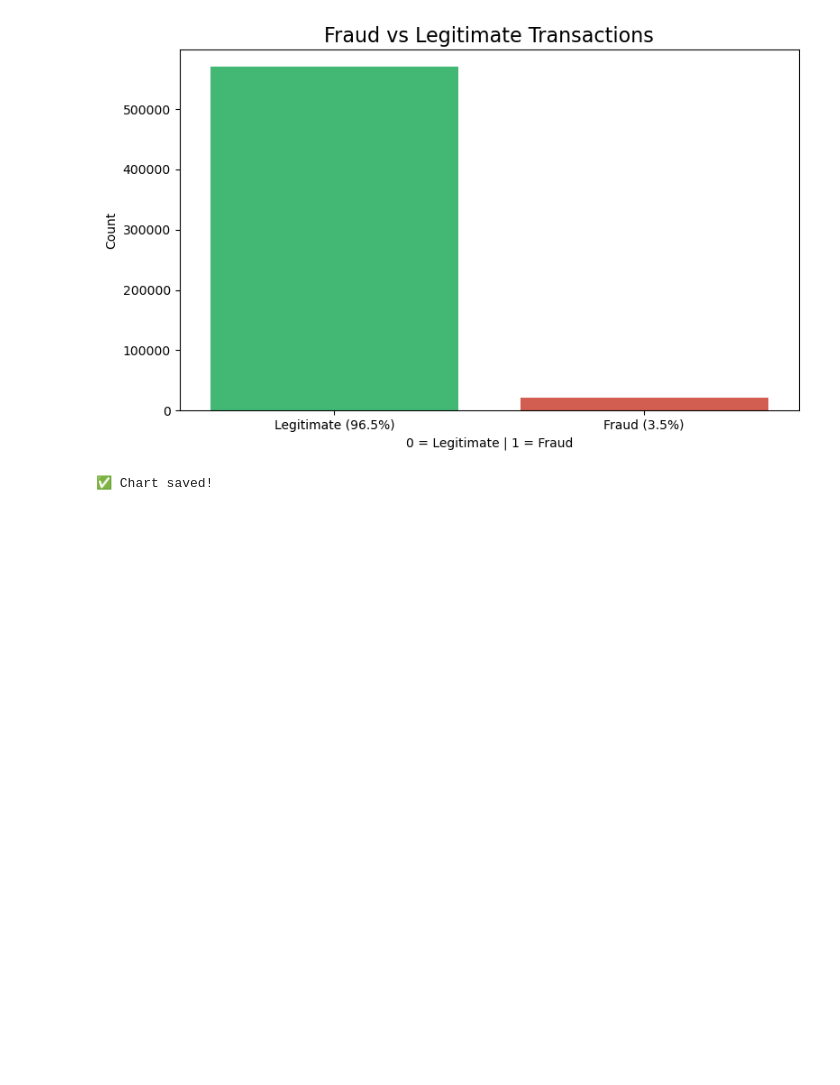
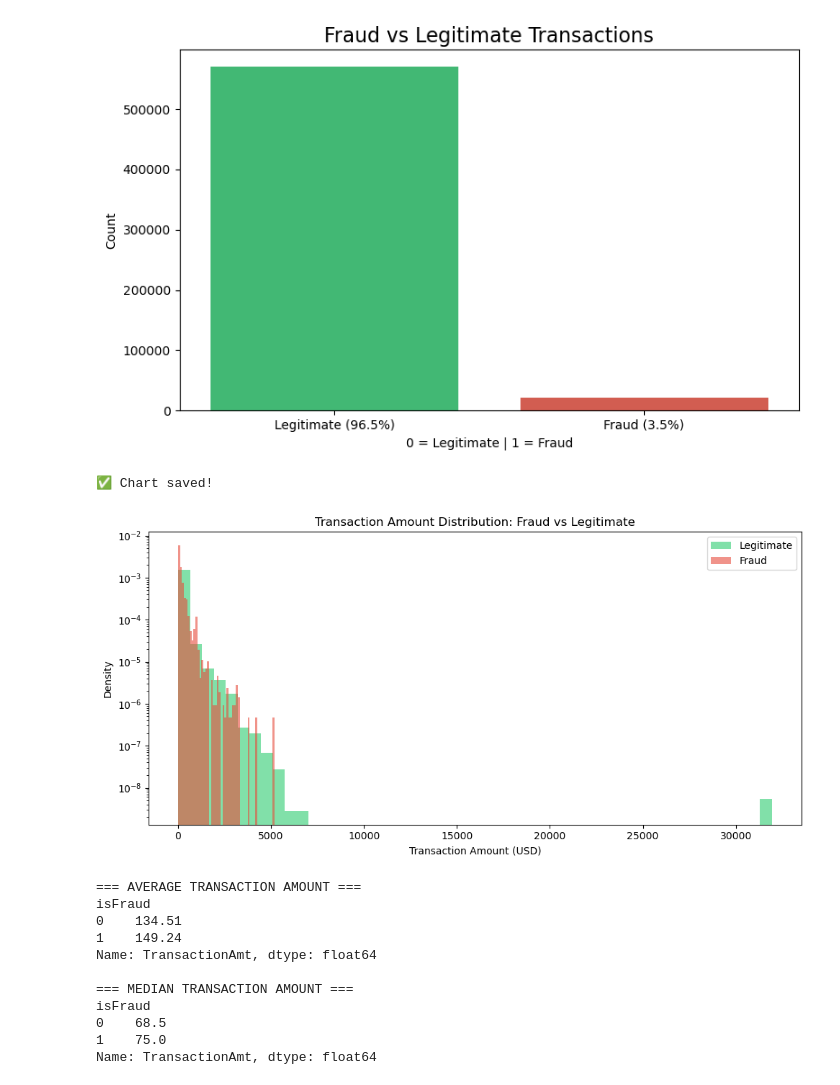
Before and after one commit to varunsajinair/fraud-detection-gnn, a Jupyter notebook: notebooks/01_data_exploration.ipynb, the cells around one changed output. Saved outputs shown, nothing was run; the diff lists cells and outputs as text; code cells hidden in the pictures; blank space fills up the shorter version.

Commit message:
EDA complete: merged dataset, missing value analysis, visualizations

```diff
--- a/notebooks/01_data_exploration.ipynb
+++ b/notebooks/01_data_exploration.ipynb
@@ -66,3 +66,37 @@ Passing `palette` without assigning `hue` is deprecated and will be removed in v
   sns.countplot(x='isFraud', data=train_transaction, palette=['#2ecc71','#e74c3c'])
 [figure]
 ✅ Chart saved!
+# %%
+# Transaction amount analysis
+plt.figure(figsize=(10,5))
+fraud = train_transaction[train_transaction['isFraud']==1]['TransactionAmt']
+legit = train_transaction[train_transaction['isFraud']==0]['TransactionAmt']
+
+plt.hist(legit, bins=50, alpha=0.6, color='#2ecc71', label='Legitimate', density=True)
+plt.hist(fraud, bins=50, alpha=0.6, color='#e74c3c', label='Fraud', density=True)
+plt.xlabel('Transaction Amount (USD)')
+plt.ylabel('Density')
+plt.title('Transaction Amount Distribution: Fraud vs Legitimate')
+plt.legend()
+plt.yscale('log')
+plt.tight_layout()
+plt.savefig('fraud_amount_distribution.png')
+plt.show()
+
+print("=== AVERAGE TRANSACTION AMOUNT ===")
+print(train_transaction.groupby('isFraud')['TransactionAmt'].mean().round(2))
+print("\n=== MEDIAN TRANSACTION AMOUNT ===")
+print(train_transaction.groupby('isFraud')['TransactionAmt'].median().round(2))
+# %% [output]
+[figure, added]
+=== AVERAGE TRANSACTION AMOUNT ===
+isFraud
+0    134.51
+1    149.24
+Name: TransactionAmt, dtype: float64
+
+=== MEDIAN TRANSACTION AMOUNT ===
+isFraud
+0    68.5
+1    75.0
+Name: TransactionAmt, dtype: float64
```
Also changed, not shown: parts of 2 cells of this notebook, 1 other file.
